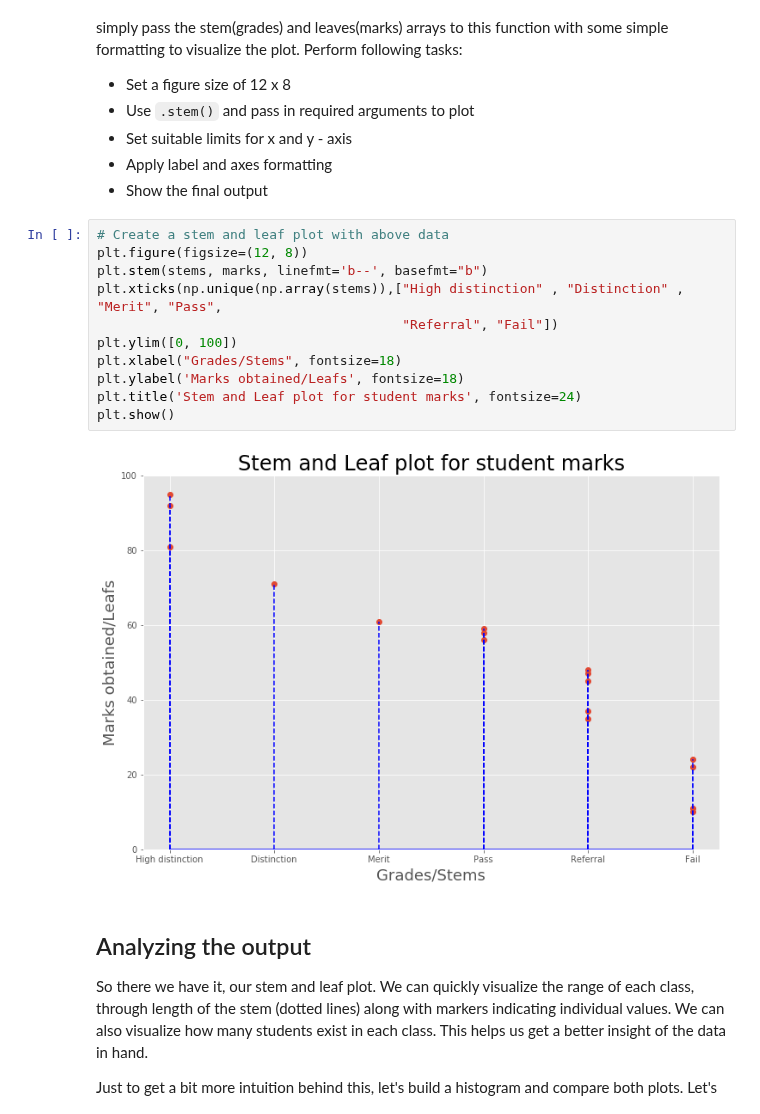
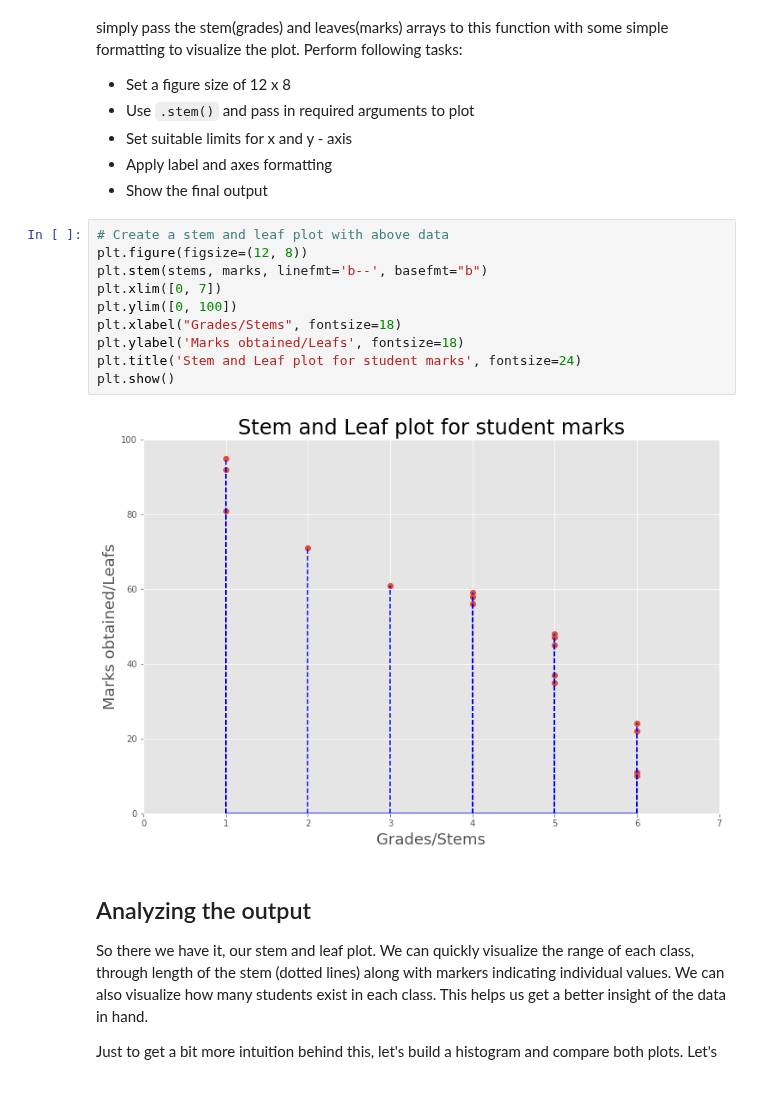
Before and after one commit to rvent/dsc-0-09-05-statistical-distribution-stemleaf-plot-lab-nyc-ds-career-012819, a Jupyter notebook: index.ipynb, the cells around one changed output. Drawn from its saved outputs; the diff is of its cells as text.

```diff
--- a/index.ipynb
+++ b/index.ipynb
@@ -108,16 +108,15 @@ And [here is the official documentation](https://matplotlib.org/api/_as_gen/matp
 # %%
 # Create a stem and leaf plot with above data
 plt.figure(figsize=(12, 8))
 plt.stem(stems, marks, linefmt='b--', basefmt="b")
-plt.xticks(np.unique(np.array(stems)),["High distinction" , "Distinction" , "Merit", "Pass",
-                                       "Referral", "Fail"])
+plt.xlim([0, 7])
 plt.ylim([0, 100])
 plt.xlabel("Grades/Stems", fontsize=18)
 plt.ylabel('Marks obtained/Leafs', fontsize=18)
 plt.title('Stem and Leaf plot for student marks', fontsize=24)
 plt.show()
 # %% [output]
-[figure, old version]
+[figure, new version]
 # %% [markdown]
 ## Analyzing the output
 So there we have it, our stem and leaf plot. We can quickly visualize the range of each class, through length of the stem (dotted lines) along with markers indicating individual values. We can also visualize how many students exist in each class. This helps us get a better insight of the data in hand.
```
Also changed, not shown: parts of 2 cells of this notebook.
